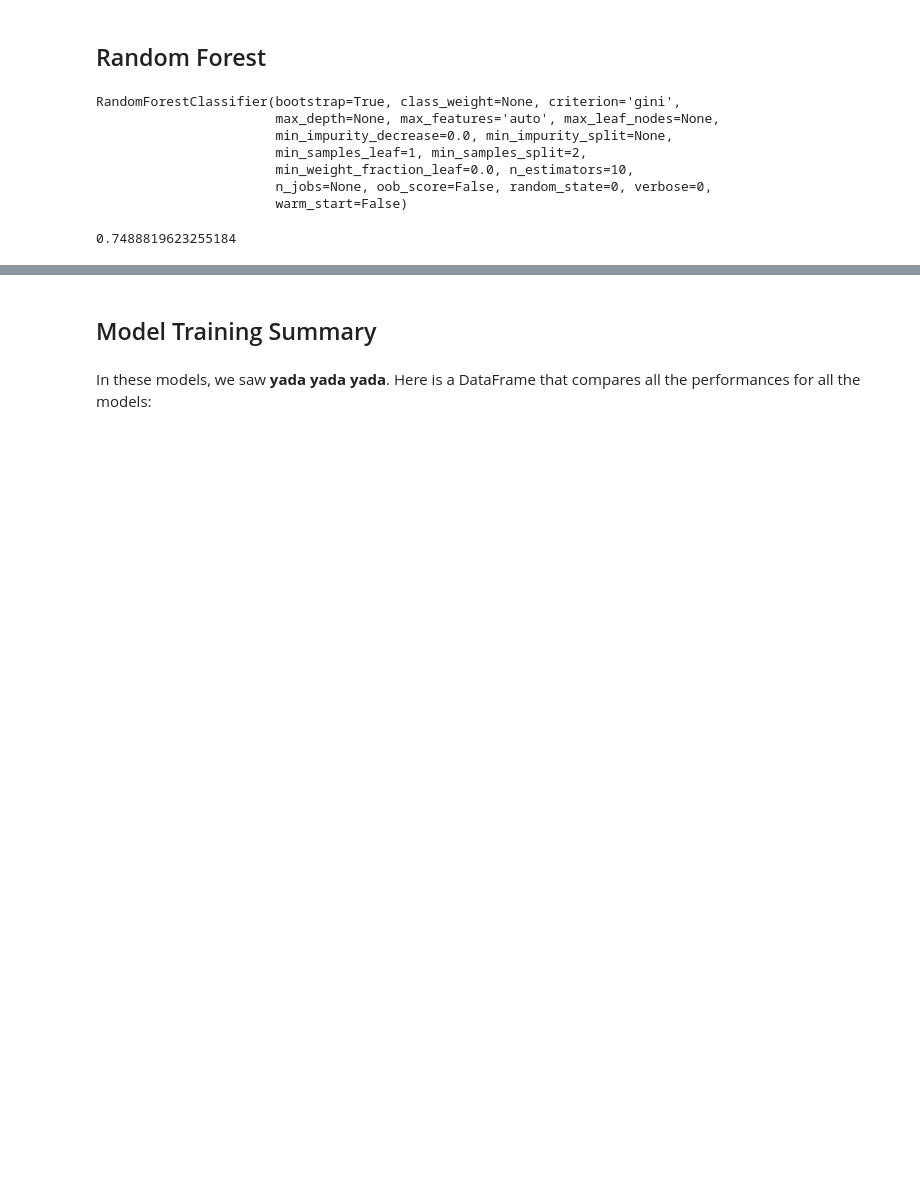
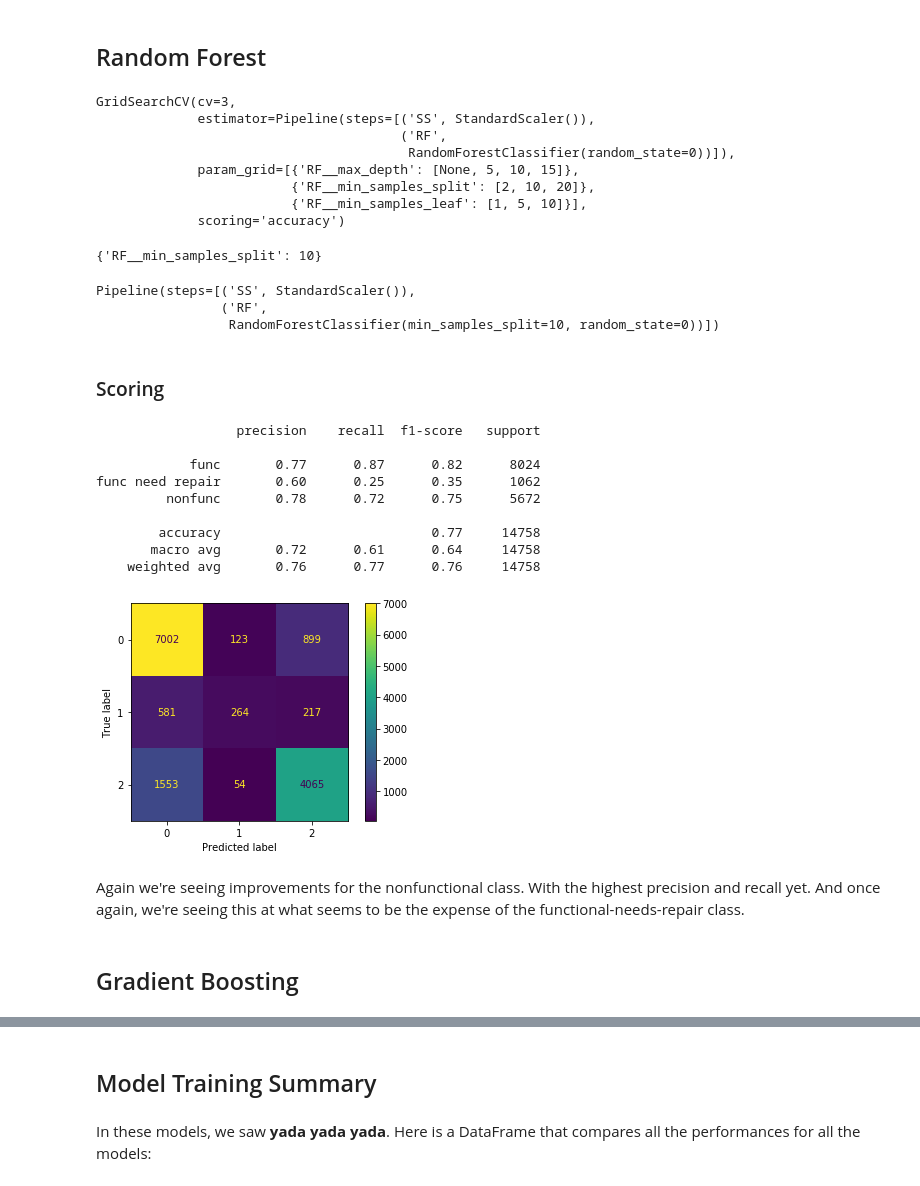
Before and after one commit to stevenzych/tanzanian_wells, a Jupyter notebook: notebooks/modeling_2.ipynb, the cells around one changed output, grey strips where cells are left out. Cells and saved outputs as stored; diff of their text form; code cells hidden in the pictures; blank space fills up the shorter version.

```diff
--- a/notebooks/modeling_2.ipynb
+++ b/notebooks/modeling_2.ipynb
@@ -311,14 +362,44 @@ rf = RandomForestClassifier(random_state=0)
+# %%
+rf_gridsearch = GridSearchCV(estimator=rf_pipe, param_grid=rf_grid, scoring='accuracy', cv=3)
 # %%
-rf.fit(X_train, y_train)
+rf_gridsearch.fit(X_train, y_train)
 # %% [output]
-RandomForestClassifier(bootstrap=True, class_weight=None, criterion='gini',
-                       max_depth=None, max_features='auto', max_leaf_nodes=None,
-                       min_impurity_decrease=0.0, min_impurity_split=None,
-                       min_samples_leaf=1, min_samples_split=2,
-                       min_weight_fraction_leaf=0.0, n_estimators=10,
-                       n_jobs=None, oob_score=False, random_state=0, verbose=0,
-                       warm_start=False)
+GridSearchCV(cv=3,
+             estimator=Pipeline(steps=[('SS', StandardScaler()),
+                                       ('RF',
+                                        RandomForestClassifier(random_state=0))]),
+             param_grid=[{'RF__max_depth': [None, 5, 10, 15]},
+                         {'RF__min_samples_split': [2, 10, 20]},
+                         {'RF__min_samples_leaf': [1, 5, 10]}],
+             scoring='accuracy')
+# %%
+rf_gridsearch.best_params_
+# %% [output]
+{'RF__min_samples_split': 10}
+# %%
+rf_pipe['RF'].min_samples_split = 10
+# %%
+rf_pipe.fit(X_train, y_train)
+# %% [output]
+Pipeline(steps=[('SS', StandardScaler()),
+                ('RF',
+                 RandomForestClassifier(min_samples_split=10, random_state=0))])
+# %% [markdown]
+### Scoring
 # %%
-rf.score(X_test, y_test)
+model_judge(rf_pipe, X_test, y_test)
 # %% [output]
-0.7488819623255184
+                  precision    recall  f1-score   support
+
+            func       0.77      0.87      0.82      8024
+func need repair       0.60      0.25      0.35      1062
+         nonfunc       0.78      0.72      0.75      5672
+
+        accuracy                           0.77     14758
+       macro avg       0.72      0.61      0.64     14758
+    weighted avg       0.76      0.77      0.76     14758
+[figure, added]
+# %% [markdown]
+Again we're seeing improvements for the nonfunctional class. With the highest precision and recall yet. And once again, we're seeing this at what seems to be the expense of the functional-needs-repair class.
+# %% [markdown]
+## Gradient Boosting
```
Also changed, not shown: parts of 41 cells of this notebook, 4 other files.
